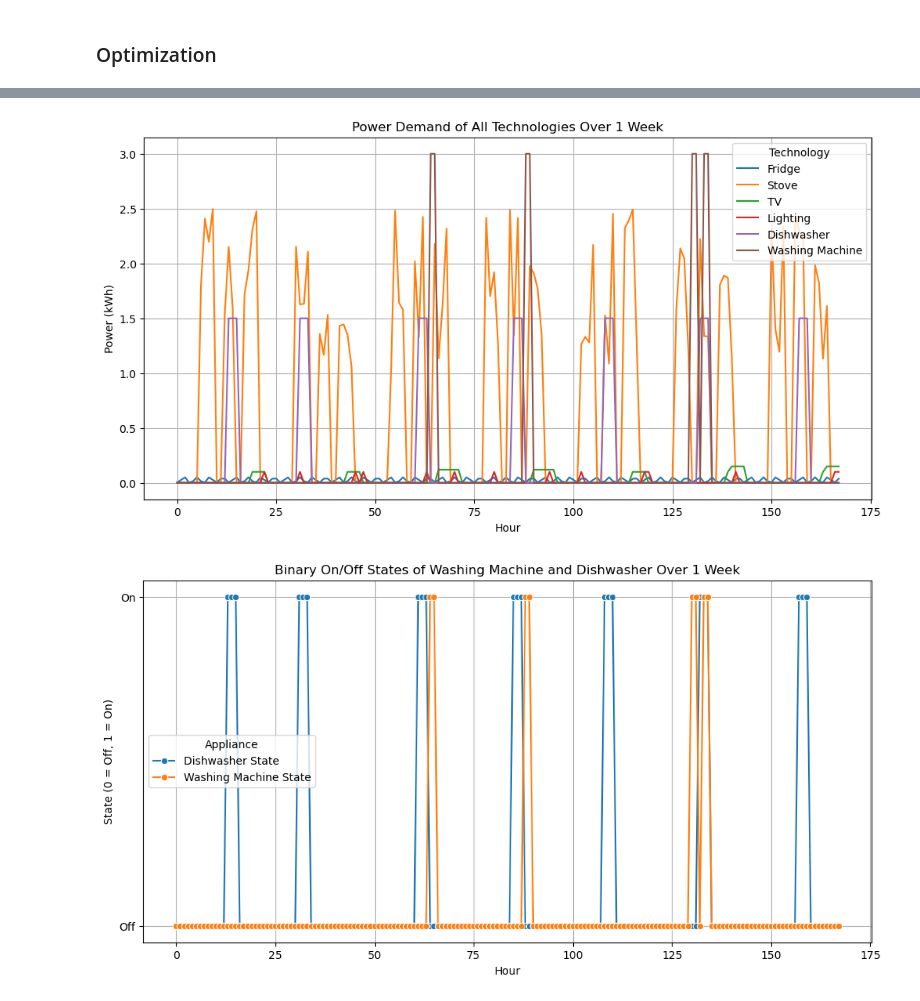
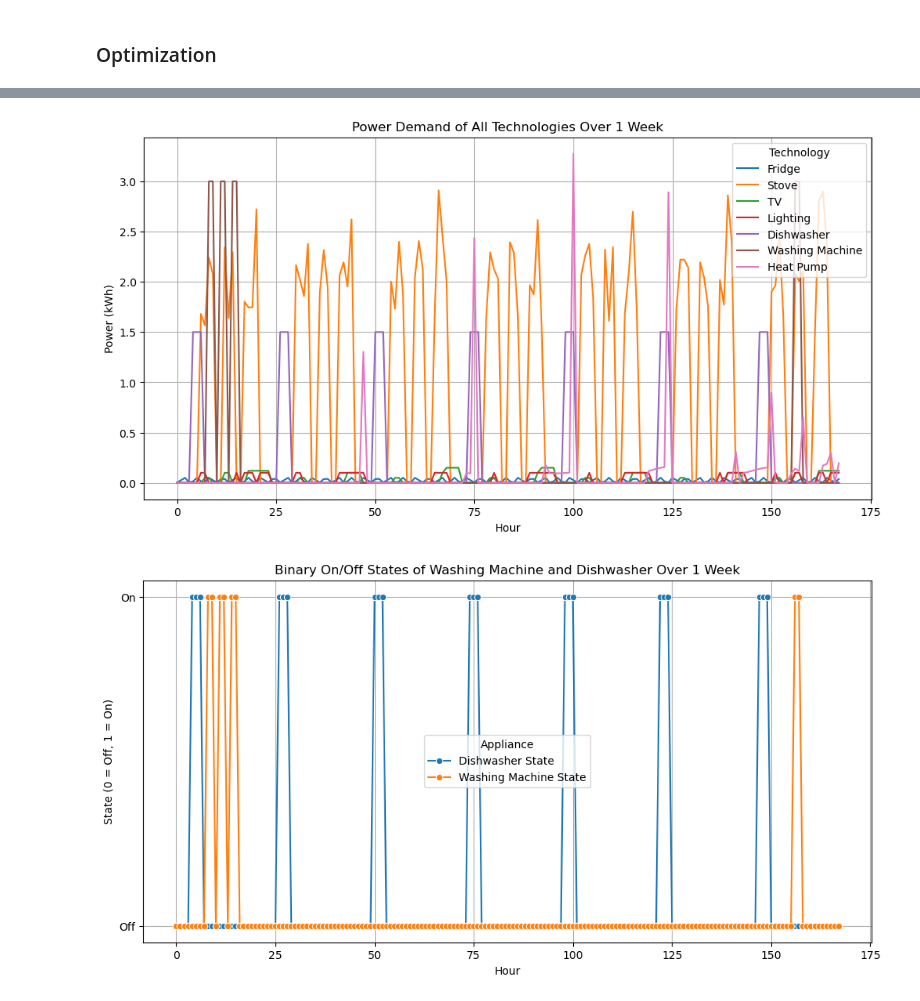
Before and after one commit to sewaelty/optimization_project, a Jupyter notebook: playground/sevi/sevis_sandchaste_dw_wm.ipynb, the cells around one changed output, grey strips where cells are left out. Saved outputs shown, nothing was run; the diff lists cells and outputs as text; code cells hidden in the pictures.

```diff
--- a/playground/sevi/sevis_sandchaste_dw_wm.ipynb
+++ b/playground/sevi/sevis_sandchaste_dw_wm.ipynb
@@ -78,2 +140,15 @@ p_winter['Date_(GMT+1)'] = pd.to_datetime(p_winter['Date_(GMT+1)'])
 # %% [markdown]
 ### Optimization
+# %%
+# Load fixed appliences
+price = merged_data_winter["Spotmarket_(EUR/kWh)"].values
+fridge = merged_data_winter["Fridges_Consumption_(kWh)"].values
+stove = merged_data_winter["Induction_Stove_Consumption_(kWh)"].values
+oven = merged_data_winter["Oven_Consumption_(kWh)"].values
+tv = merged_data_winter["TV_Consumption_(kWh)"].values
+lighting = merged_data_winter["Lighting_Consumption_(kWh)"].values
+
+Time_interval = len(price)  # Total time interval in hours
+
+# Gurobi model
+model = gp.Model("automated_demand_response")
@@ -257,8 +330,8 @@ if model.status == GRB.OPTIMAL:
     print(f"Total cost: {model.ObjVal:.2f}")
     for t in range(Time_interval-duration_wm+1):
         if wm_start[t].X > 0.5:
-            print(f"Washing machine starts at: {p_summer['Date_(GMT+2)'][t]}")
-            wm_starts_list.append(p_summer['Date_(GMT+2)'][t])
+            print(f"Washing machine starts at: {p_winter['timestamp'][t]}")
+            wm_starts_list.append(p_winter['timestamp'][t])
 
 
 print("Washing machine schedule:")
@@ -316,8 +389,8 @@ if model.status == GRB.OPTIMAL:
     print(f"Total cost: {model.ObjVal:.2f}")
     for t in range(Time_interval):
         if dishwasher_start.get(t) and dishwasher_start[t].X > 0.5:
-            print(f"Dishwasher starts at: {p_summer['Date_(GMT+2)'][t]}")
-            dishwasher_starts_list.append(p_summer['Date_(GMT+2)'][t])
+            print(f"Dishwasher starts at: {p_winter['timestamp'][t]}")
+            dishwasher_starts_list.append(p_winter['timestamp'][t])
 
 
 print("Dishwasher schedule:")
@@ -393,0 +467,5 @@ Dishwasher start time: 2024-08-30 12:00:00
+# %%
+#print dishwasher start times
+for t in range(Time_interval-1):
+    if power_hp[t].X > 0:
+        print(f"Heatpump runtime: {p_winter['timestamp'][t]}")
@@ -408,7 +504,8 @@ data_power = pd.DataFrame({
     'TV': tv[:len(time_range)],
     'Lighting': lighting[:len(time_range)],
     'Dishwasher': [power_dishwasher * binary_dishwasher[t].X for t in time_range],
-    'Washing Machine': [power_wm * binary_wm[t].X for t in time_range]
+    'Washing Machine': [power_wm * binary_wm[t].X for t in time_range],
+    'Heat Pump': [power_hp[t].X for t in time_range],
 })
 
 # Melt the data for easier plotting
@@ -418,32 +515,32 @@ data_power_melted = data_power.melt(id_vars='Hour', var_name='Technology', value
 plt.figure(figsize=(12, 6))
 sns.lineplot(data=data_power_melted, x='Hour', y='Power (kWh)', hue='Technology')
 plt.title('Power Demand of All Technologies Over 1 Week')
 plt.xlabel('Hour')
 plt.ylabel('Power (kWh)')
 plt.legend(title='Technology')
 plt.grid(True)
 plt.show()
 
 # Create a DataFrame for the second plot
 data_binary = pd.DataFrame({
     'Hour': list(time_range),
     'Dishwasher State': [binary_dishwasher[t].X for t in time_range],
     'Washing Machine State': [binary_wm[t].X for t in time_range]
 })
 
 # Melt the data for easier plotting
 data_binary_melted = data_binary.melt(id_vars='Hour', var_name='Appliance', value_name='State')
 
 # Plot 2: Binary on/off states of washing machine and dishwasher
 plt.figure(figsize=(12, 6))
 sns.lineplot(data=data_binary_melted, x='Hour', y='State', hue='Appliance', marker='o')
 plt.title('Binary On/Off States of Washing Machine and Dishwasher Over 1 Week')
 plt.xlabel('Hour')
 plt.ylabel('State (0 = Off, 1 = On)')
 plt.yticks([0, 1], ['Off', 'On'])
 plt.legend(title='Appliance')
 plt.grid(True)
 plt.show()
 # %% [output]
-[figure, old version]
+[figure, new version]
-[figure, old version]
+[figure, new version]
```
Also changed, not shown: parts of 21 cells of this notebook, 1 other file.
